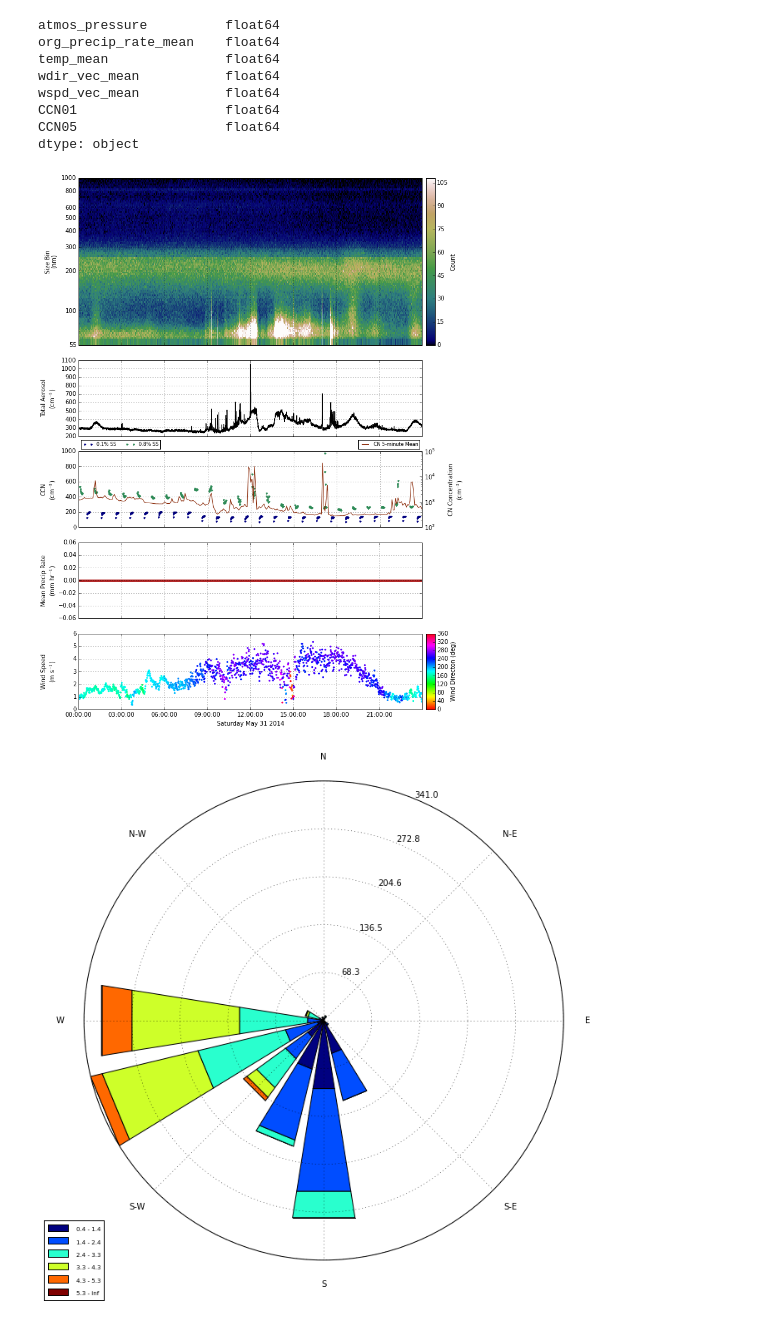
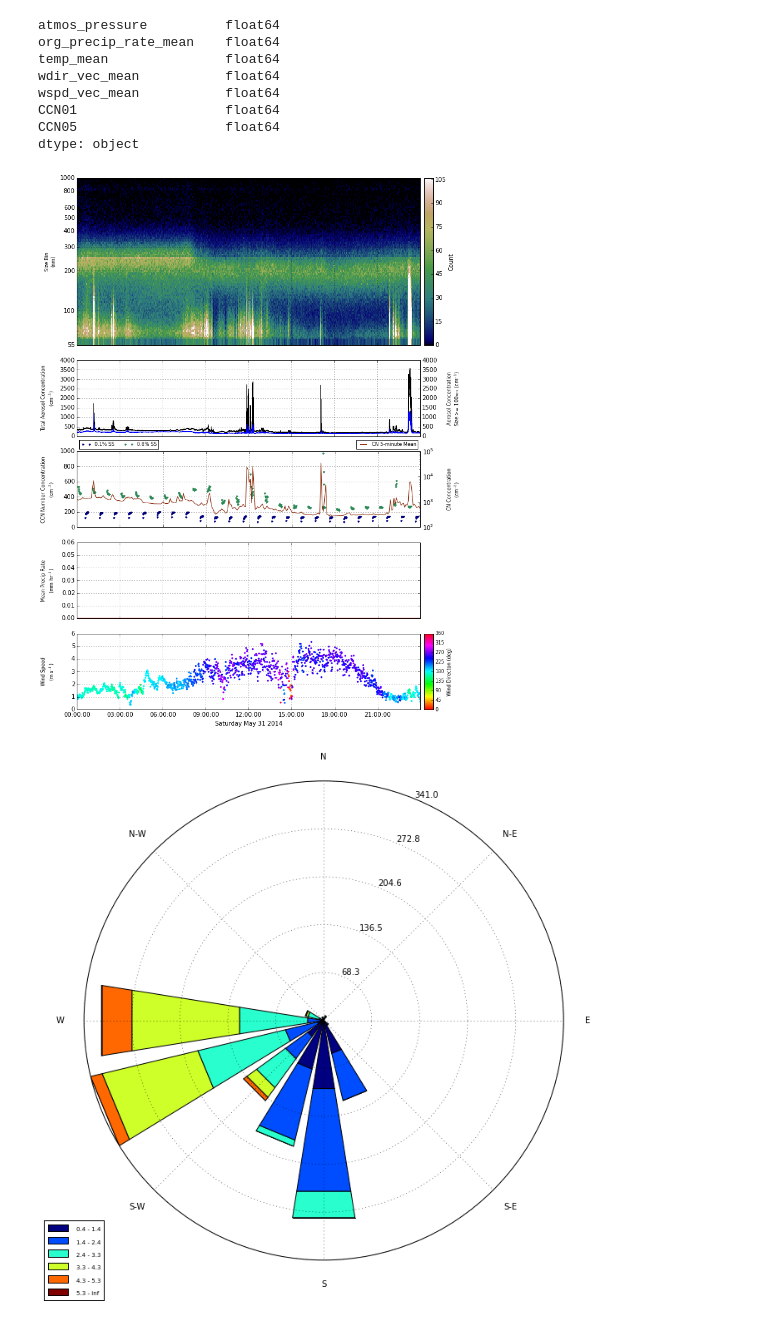
Before and after one commit to jstemmler/notebooks, a Jupyter notebook: ENA/ENA Static Browser.ipynb, the cells around one changed output. Cells and saved outputs as stored; diff of their text form; code cells hidden in the pictures.

Commit message:
make changes to the static browser image

```diff
--- a/ENA/ENA Static Browser.ipynb
+++ b/ENA/ENA Static Browser.ipynb
@@ -144,7 +141,7 @@ print(n)
 
 SFC = tbx.fileIO.NetCDFFile(f)
 CCN = tbx.fileIO.NetCDFFile(c)
-#UHSAS = tbx.fileIO.UHSAS(u)
+UHSAS = tbx.fileIO.UHSAS(u)
 CN = tbx.fileIO.NetCDFFile(n)
 # %% [output]
 /Volumes/NiftyDrive/Research/data/ENA/met/enametC1.b1.20140531.000000.cdf
@@ -201,6 +198,7 @@ dtype: object
 fig = plt.figure(figsize=(10, 15))
 n = 6
 ycoords = (-0.06, 0.5)
+yfs=8
 
 ax = plt.subplot2grid((n, 1), (0,0), rowspan=2)
 llim = UHSAS.lower_size_limit[0]
@@ -215,7 +213,7 @@ ax.set_ylim(bottom=llim)
 #ax.set_yticks([UHSAS.lower_size_limit[0]] + ax.get_yticks()[1:].tolist())
 ax.grid('on')
 ax.set_xticklabels('')
-ax.set_ylabel('Size Bin\n(nm)')
+ax.set_ylabel('Size Bin\n(nm)', fontsize=yfs)
 ax.set_yscale('log')
 ax.set_yticks((llim, 100, 200, 300, 400, 500, 600, 800, 1000))
 ax.set_yticklabels([str(int(i)) for i in ax.get_yticks()])
@@ -232,16 +230,24 @@ l = 2
 
 ax = plt.subplot2grid((n, 1), (l,0))
 ax.plot(UHSAS.datetimes, UHSAS.total_concentration, 'k')
-ax.set_ylabel("Total Aerosol\n(cm$^{-3}$)")
+ax.set_ylabel("Total Aerosol Concentration\n(cm$^{-3}$)", fontsize=yfs)
 ax.get_yaxis().set_label_coords(*ycoords)
 ax.grid('on')
 ax.set_xticklabels('')
+
+bx = ax.twinx()
+cut = 100
+bx.plot(UHSAS.datetimes, UHSAS.concentration(cut), 'b')
+bx.set_ylabel("Aerosol Concentration\nSize >= {}$nm$".format(cut)+" (cm$^{-3}$)", fontsize=yfs)
+bx.get_yaxis().set_label_coords(1.08, 0.5)
+bx.set_yticks(ax.get_yticks())
+
 l+=1
 
 ax = plt.subplot2grid((n, 1), (l,0))
 ccn01 = ax.plot(DATA.index, DATA.CCN01, '.', color='navy', label="0.1% SS", zorder=1)
 ccn05 = ax.plot(DATA.index, DATA.CCN05, '.', color='seagreen', label="0.8% SS", zorder=2)
-ax.set_ylabel("CCN\n(cm$^{-3}$)")
+ax.set_ylabel("CCN Number Concentration\n(cm$^{-3}$)", fontsize=yfs)
 ax.get_yaxis().set_label_coords(*ycoords)
 ll = ax.legend(loc='lower left', bbox_to_anchor=[0, 1],
          numpoints=2, fontsize=8, ncol=2)
@@ -253,7 +259,7 @@ CNPLOT = CNDAT.resample('5Min', how='mean')
 cnplt = bx.plot(CNPLOT.index, CNPLOT.concentration, '-', color='#8A2908', zorder=-10, label='CN 5-minute Mean')
 bx.get_yaxis().set_label_coords(1.08, 0.5)
 #bx.set_ylim(top=np.percentile(CNPLOT.concentration, 99.))
-bx.set_ylabel('CN Concentration\n(cm$^{-3}$)')
+bx.set_ylabel('CN Concentration\n(cm$^{-3}$)', fontsize=yfs)
 bx.set_yscale('log')
 ll = bx.legend(loc='lower right', bbox_to_anchor=[1, 1],
                numpoints=2, fontsize=8, ncol=2)
@@ -267,42 +273,46 @@ l+=1
 
 ax = plt.subplot2grid((n, 1), (l,0))
 ax.plot(DATA.index, DATA.org_precip_rate_mean, '.', color='firebrick')
-ax.set_ylabel("Mean Precip Rate\n(mm hr$^{-1}$)")
+ax.set_ylabel("Mean Precip Rate\n(mm hr$^{-1}$)", fontsize=yfs)
 ax.get_yaxis().set_label_coords(*ycoords)
 ax.grid('on')
 ax.set_xticklabels('')
+ax.set_ylim(bottom=0)
 l+=1
 
 ax = plt.subplot2grid((n, 1), (l, 0))
 sc = ax.scatter(DATA.index, DATA.wspd_vec_mean,
            c=DATA.wdir_vec_mean, cmap=cm.hsv,
            edgecolor='none',
            s=10,
            vmin=0, vmax=360)
-ax.set_ylabel('Wind Speed\n(m s$^{-1}$)')
+ax.set_ylabel('Wind Speed\n(m s$^{-1}$)', fontsize=yfs)
 ax.get_yaxis().set_label_coords(*ycoords)
 ax.grid('on')
 ax.set_xlim(DATA.index[0], DATA.index[-1])
 ax.set_ylim(bottom=0)
 p = ax.get_position()
 
 rect = p.corners()[2].tolist() + [.02] + [p.height]
 rect[0] = rect[0] + .01
 cax = fig.add_axes(rect)
 clb = fig.colorbar(sc, cax=cax)
-clb.set_label('Wind Directon (deg)')
+clb.set_label('Wind Directon (deg)', fontsize=yfs)
+clb.set_ticks(np.arange(0, 365, 45))
+for t in clb.ax.get_yticklabels():
+    t.set_fontsize(yfs)
 
 l+=1
 
 ax.set_xlabel(sample_date.strftime('%A %B %d %Y'))
 
 figout = os.path.join(plot_directory, 'main/')
 if not os.path.isdir(figout):
     os.makedirs(figout)
 
 #fig.savefig(os.path.join(figout, date+'.png'), transparent=False)
 # %% [output]
-[figure, old version]
+[figure, new version]
 # %%
 fig, ax = tbx.plotting.windrose(direction=DATA['wdir_vec_mean'],
                                 speed=DATA['wspd_vec_mean'],
```
Also changed, not shown: parts of 1 cell of this notebook.
